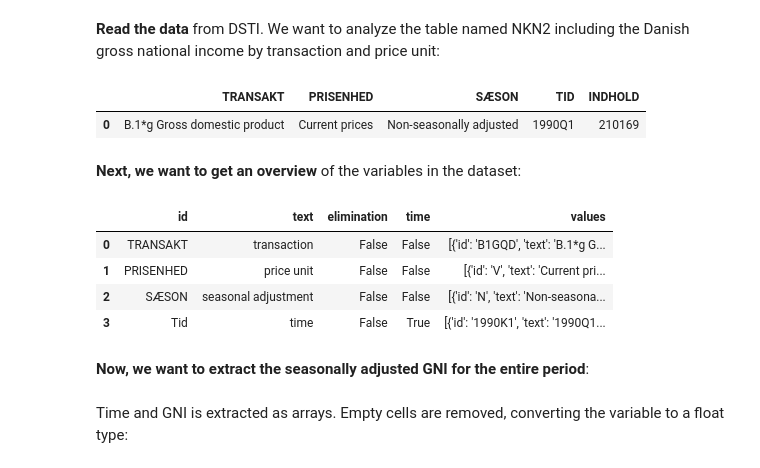
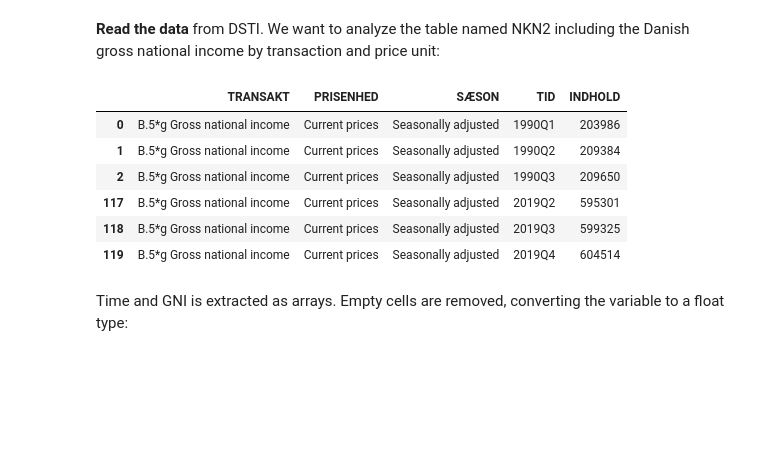
Before and after one commit to NumEconCopenhagen/projects-2020-zjr-hrv, a Jupyter notebook: dataproject/dataproject.ipynb, the cells around one changed output. Saved outputs shown, nothing was run; the diff lists cells and outputs as text; code cells hidden in the pictures; blank space fills up the shorter version.

```diff
--- a/dataproject/dataproject.ipynb
+++ b/dataproject/dataproject.ipynb
@@ -26,21 +26,19 @@ The autoreload extension is already loaded. To reload it, use:
 # %% [markdown]
 **Read the  data** from DSTI. We want to analyze the table named NKN2 including the Danish gross national income  by transaction and price unit:
 # %%
-#In order to retrieve the dataset 'NKN2' from DST, we run the following code
-Dst.get_data(table_id = 'NKN2')
+#In order to retrieve the dataset 'NKN2' from DST, we run the following code to extract the desided variables and shows the first and last three rows of the dataset
+fuldt_dataset = Dst.get_data(table_id = 'NKN2',
+                             variables = {'TRANSAKT':['B5GQD'],
+                                          'PRISENHED':['V'],
+                                          'SÆSON':['Y'],
+                                          'TID':['*']})
+
+pd.concat([fuldt_dataset.head(3), fuldt_dataset.tail(3)])
 # %% [output]
 |  | TRANSAKT | PRISENHED | SÆSON | TID | INDHOLD |
-| 0 | B.1*g Gross domestic product | Current prices | Non-seasonally adjusted | 1990Q1 | 210169 |
+| 0 | B.5*g Gross national income | Current prices | Seasonally adjusted | 1990Q1 | 203986 |
+| 1 | B.5*g Gross national income | Current prices | Seasonally adjusted | 1990Q2 | 209384 |
+| 2 | B.5*g Gross national income | Current prices | Seasonally adjusted | 1990Q3 | 209650 |
+| 117 | B.5*g Gross national income | Current prices | Seasonally adjusted | 2019Q2 | 595301 |
+| 118 | B.5*g Gross national income | Current prices | Seasonally adjusted | 2019Q3 | 599325 |
+| 119 | B.5*g Gross national income | Current prices | Seasonally adjusted | 2019Q4 | 604514 |
-# %% [markdown]
-**Next, we want to get an overview** of the variables in the dataset:
-# %%
-#To retrieve the different varibles of the dataset, we run the following code
-Dst.get_variables(table_id = 'NKN2')
-# %% [output]
-|  | id | text | elimination | time | values |
-| 0 | TRANSAKT | transaction | False | False | [{'id': 'B1GQD', 'text': 'B.1*g G... |
-| 1 | PRISENHED | price unit | False | False | [{'id': 'V', 'text': 'Current pri... |
-| 2 | SÆSON | seasonal adjustment | False | False | [{'id': 'N', 'text': 'Non-seasona... |
-| 3 | Tid | time | False | True | [{'id': '1990K1', 'text': '1990Q1... |
-# %% [markdown]
-**Now, we want to extract the seasonally adjusted GNI for the entire period**:
```
Also changed, not shown: parts of 5 cells of this notebook.
